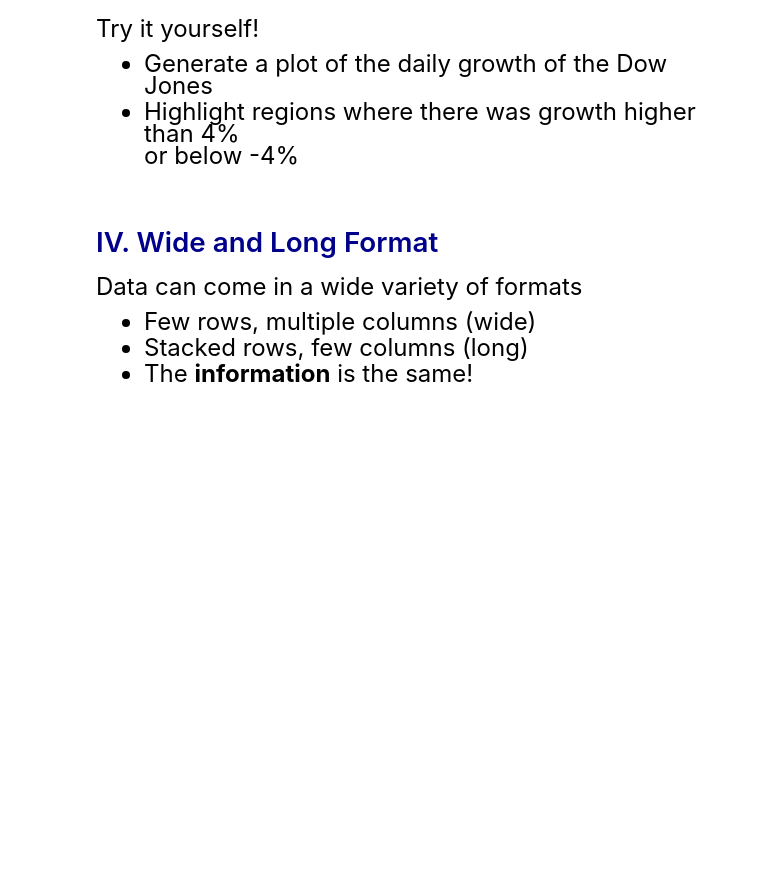
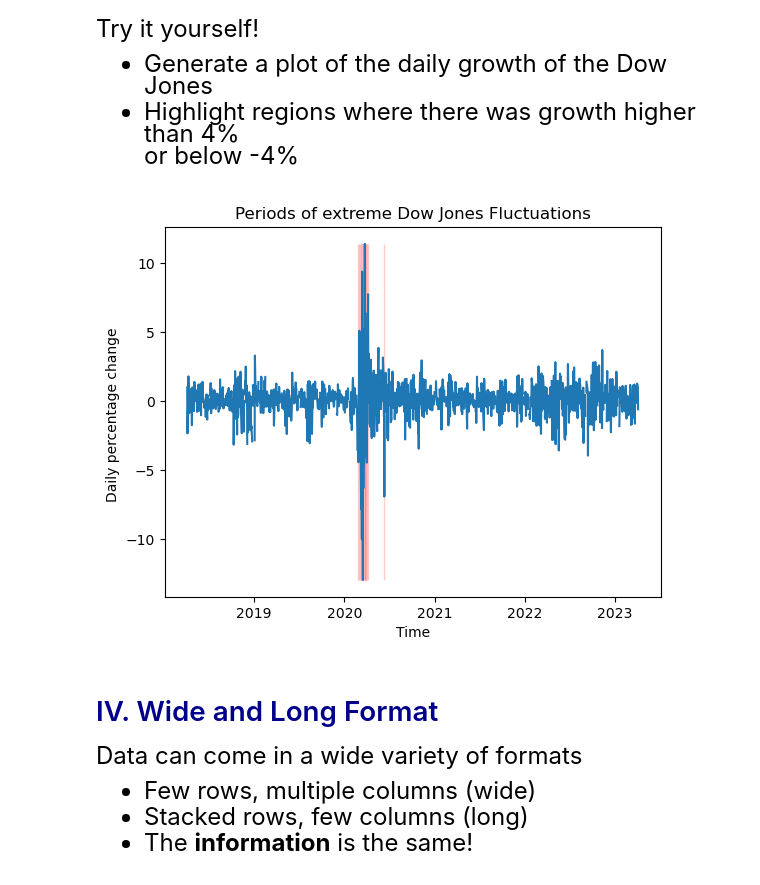
Before and after one commit to alejandrosanchezbecerra/qtm151spring2023, a Jupyter notebook: Lecture 22/Lecture 22.ipynb, the cells around one changed output. Cells and saved outputs as stored; diff of their text form; code cells hidden in the pictures; blank space fills up the shorter version.

```diff
--- a/Lecture 22/Lecture 22.ipynb
+++ b/Lecture 22/Lecture 22.ipynb
@@ -196,3 +207,25 @@ or below -4\%
+# %%
+# Write your own code
+
+financial["bool_djia"] = (financial["growth_djia"] > 4) | (financial["growth_djia"] < -4)
+
+# Create a line plot
+plt.plot("date", "growth_djia", data = financial)
+plt.xlabel("Time")
+plt.ylabel("Daily percentage change ")
+plt.title("Periods of extreme Dow Jones Fluctuations")
+
+# Add shaded region
+vec_y = financial["growth_djia"]
+plt.fill_between(x= financial["date"],
+                 y1 = vec_y.min(),
+                 y2 = vec_y.max(),
+                 where = financial["bool_djia"],
+                 alpha = 0.2,color = "red")
+
+plt.show()
+# %% [output]
+[figure, added]
 # %% [markdown]
 # <span style="color:darkblue"> IV. Wide and Long Format </span>
 
```
Also changed, not shown: parts of 7 cells of this notebook.
